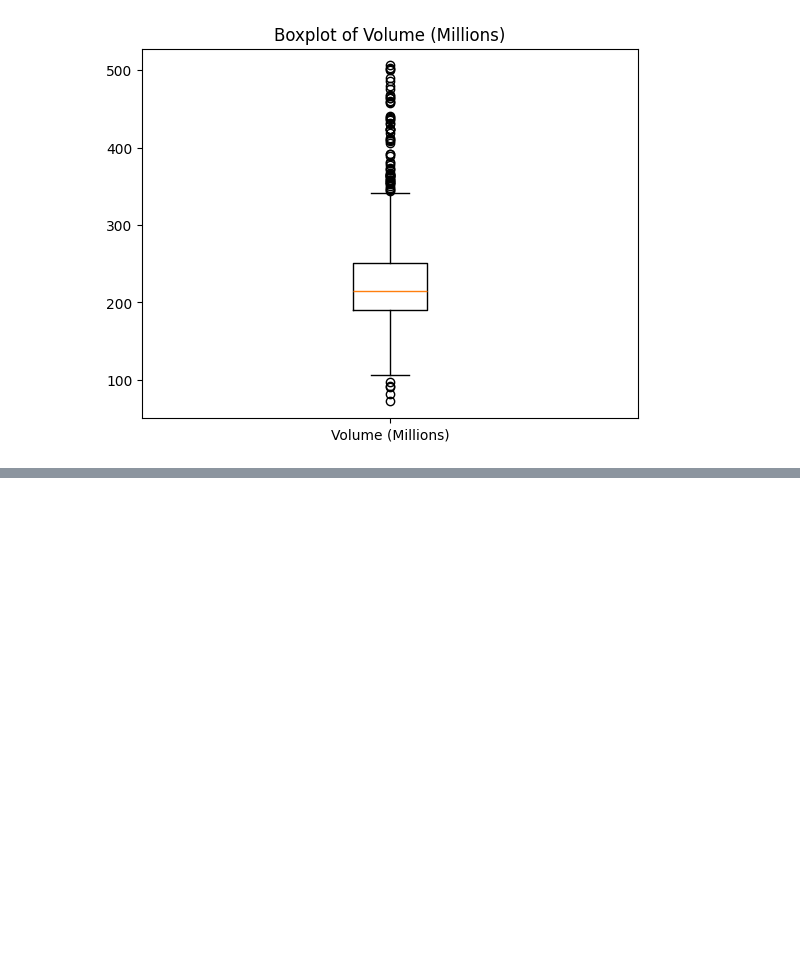
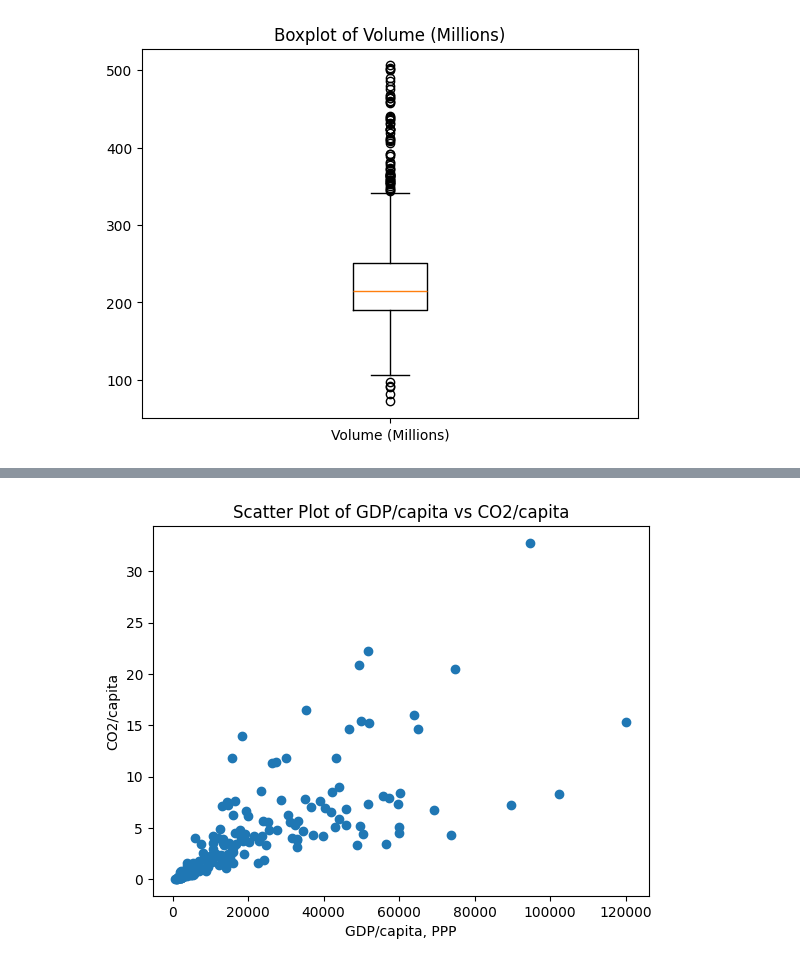
Before and after one commit to s34836/EWD, a Jupyter notebook: lab4.ipynb, the cells around one changed output, grey strips where cells are left out. Cells and saved outputs as stored; diff of their text form; code cells hidden in the pictures; blank space fills up the shorter version.

```diff
--- a/lab4.ipynb
+++ b/lab4.ipynb
@@ -54,0 +81,3 @@ plt.bar(df.T.columns, df.apparent_temperature_min, df.apparent_temperature_max)
+# %%
+df = pd.read_csv('world_bank_co2.csv')
+df.head()
@@ -54,0 +91,8 @@ plt.bar(df.T.columns, df.apparent_temperature_min, df.apparent_temperature_max)
+# %%
+plt.scatter(df['GDP/capita, PPP'], df['CO2/capita'])
+plt.xlabel('GDP/capita, PPP')
+plt.ylabel('CO2/capita')
+plt.title('Scatter Plot of GDP/capita vs CO2/capita')
+plt.show()
+# %% [output]
+[figure, added]
```
Also changed, not shown: parts of 13 cells of this notebook.
